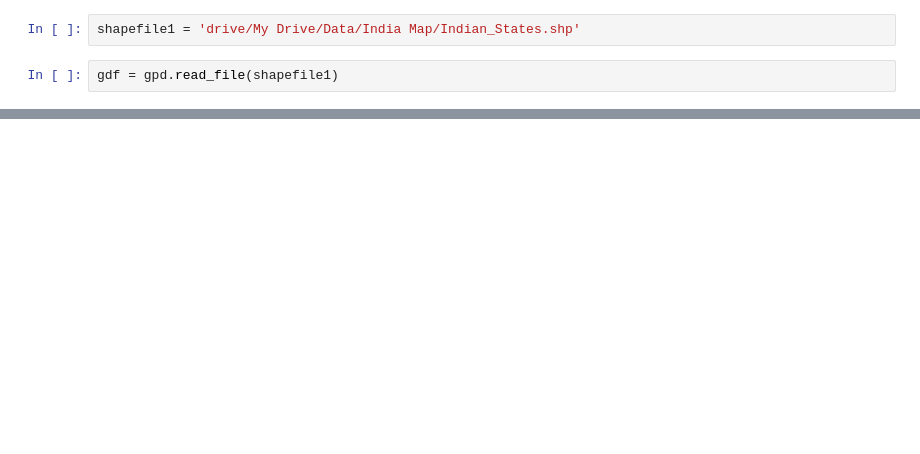
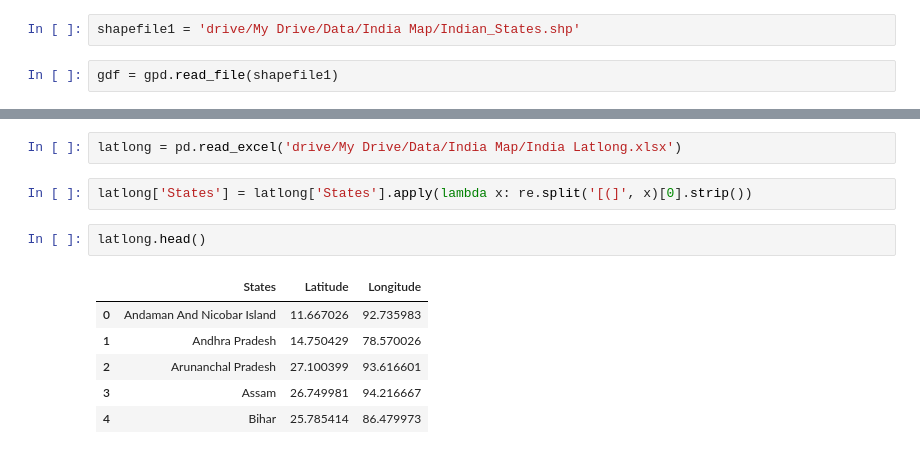
Before and after one commit to rajivsresearch/Corona, a Jupyter notebook: India_Corona_Visualization.ipynb, the cells around one changed output, grey strips where cells are left out. Drawn from its saved outputs; the diff is of its cells as text; blank space fills up the shorter version.

```diff
--- a/India_Corona_Visualization.ipynb
+++ b/India_Corona_Visualization.ipynb
@@ -43,0 +41,13 @@ Text(81, 15, 'Andhra Pradesh')
+# %%
+latlong = pd.read_excel('drive/My Drive/Data/India Map/India Latlong.xlsx')
+# %%
+latlong['States'] = latlong['States'].apply(lambda x: re.split('[(]', x)[0].strip())
+# %%
+latlong.head()
+# %% [output]
+|  | States | Latitude | Longitude |
+| 0 | Andaman And Nicobar Island | 11.667026 | 92.735983 |
+| 1 | Andhra Pradesh | 14.750429 | 78.570026 |
+| 2 | Arunanchal Pradesh | 27.100399 | 93.616601 |
+| 3 | Assam | 26.749981 | 94.216667 |
+| 4 | Bihar | 25.785414 | 86.479973 |
```
Also changed, not shown: parts of 10 cells of this notebook.
